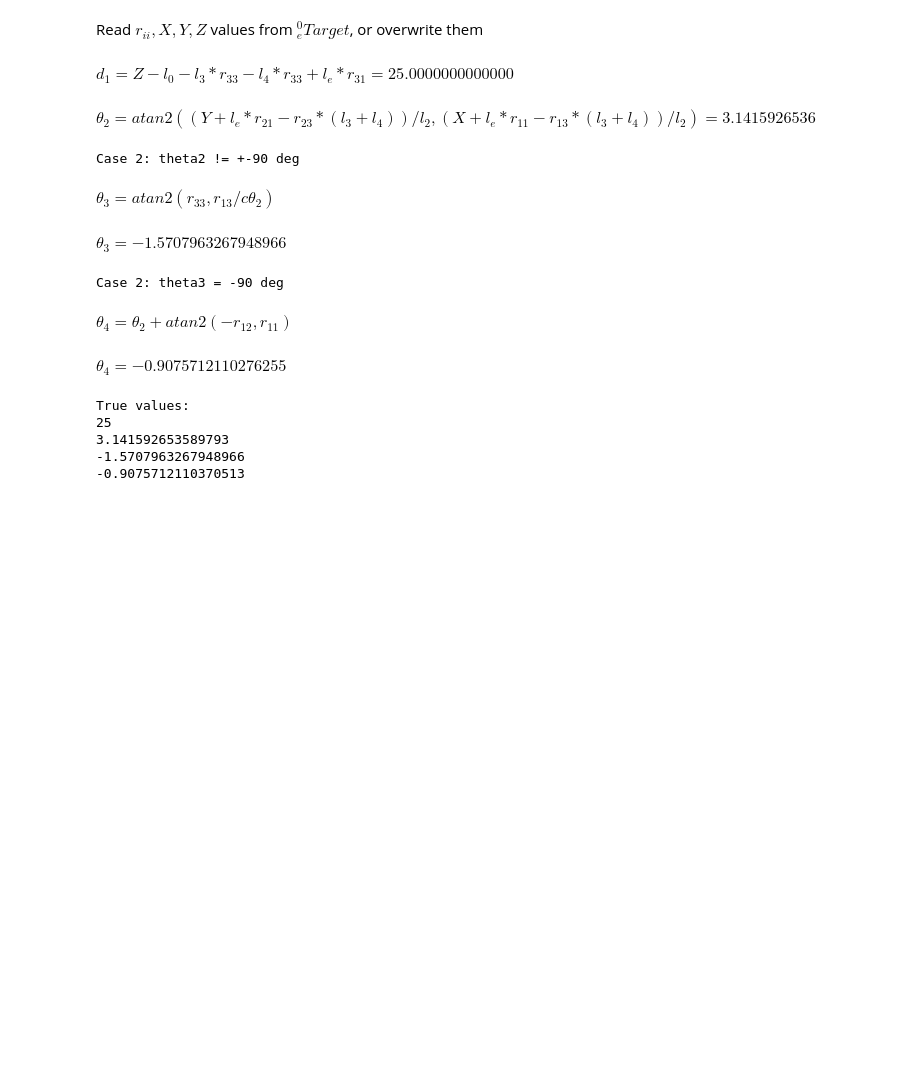
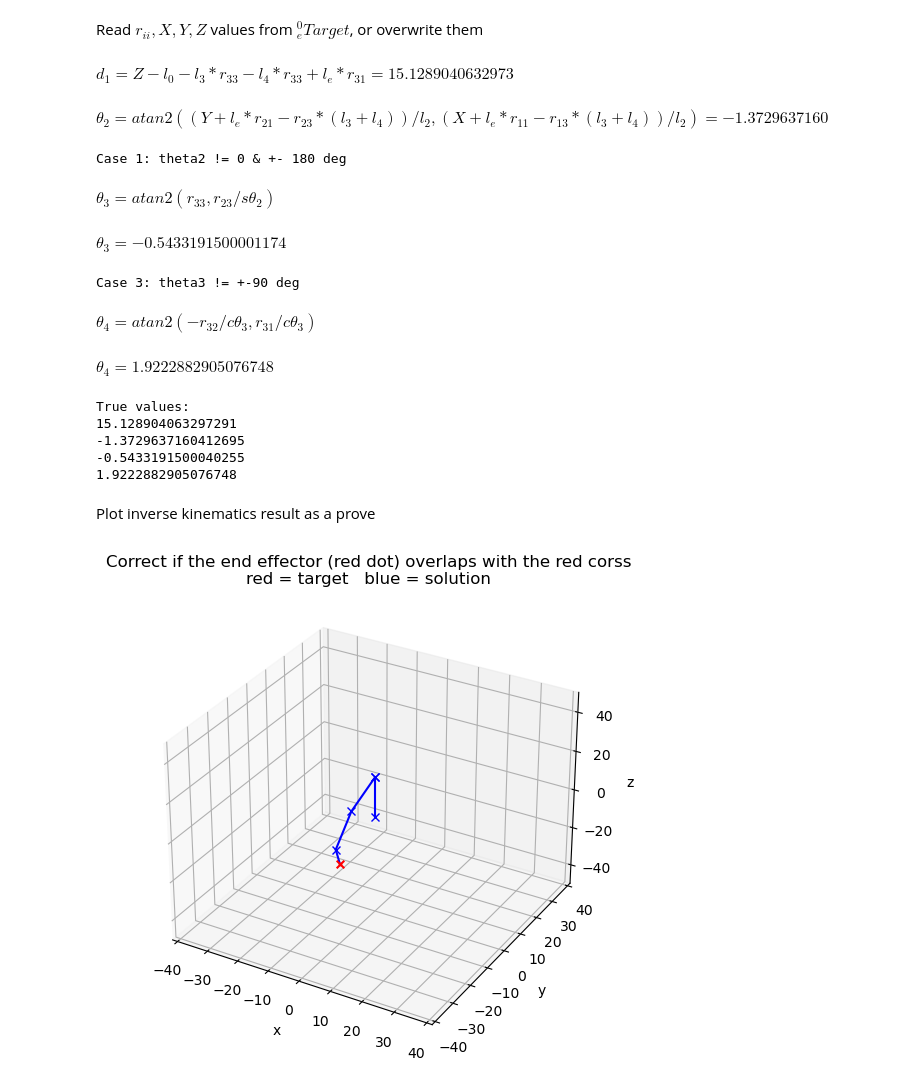
Before and after one commit to sunfanyi/robot-arm-analysis, a Jupyter notebook: main.ipynb, the cells around one changed output. Drawn from its saved outputs; the diff is of its cells as text; code cells hidden in the pictures; blank space fills up the shorter version.

Commit message:
Inverse kinematics plot to prove.

```diff
--- a/main.ipynb
+++ b/main.ipynb
@@ -396,8 +372,8 @@ elif theta3_ans == -np.pi/2:
     eqnprint(theta4, alias, atan2(-r12, r11) + theta2)
 else:
     print('Case 3: theta3 != +-90 deg')
-    theta4_inv = atan2(-r32, r31)
-    eqnprint(theta4, alias, atan2(-r32, r31) - theta2)
+    theta4_inv = atan2(-r32/cos(theta3_ans), r31/cos(theta3_ans))
+    eqnprint(theta4, alias, atan2(-r32/cos(theta3), r31/cos(theta3)))
 
 theta4_ans = float(theta4_inv.subs(target_vals))
 # theta4 range from -180 to 180 deg
@@ -411,16 +387,54 @@ print(theta2_val)
 print(theta3_val)
 print(theta4_val)
 # %% [output]
-$\displaystyle d_1=Z - l_0 - l_3*r_{33} - l_4*r_{33} + l_e*r_{31}=25.0000000000000$
+$\displaystyle d_1=Z - l_0 - l_3*r_{33} - l_4*r_{33} + l_e*r_{31}=15.1289040632973$
-$\displaystyle \theta_2=atan2((Y + l_e*r_{21} - r_{23}*(l_3 + l_4))/l_2, (X + l_e*r_{11} - r_{13}*(l_3 + l_4))/l_2)=3.1415926536$
+$\displaystyle \theta_2=atan2((Y + l_e*r_{21} - r_{23}*(l_3 + l_4))/l_2, (X + l_e*r_{11} - r_{13}*(l_3 + l_4))/l_2)=-1.3729637160$
-Case 2: theta2 != +-90 deg
+Case 1: theta2 != 0 & +- 180 deg
-$\displaystyle \theta_3=atan2(r_{33}, r_{13}/c\theta_2)$
+$\displaystyle \theta_3=atan2(r_{33}, r_{23}/s\theta_2)$
-$\displaystyle \theta_3=-1.5707963267948966$
+$\displaystyle \theta_3=-0.5433191500001174$
-Case 2: theta3 = -90 deg
+Case 3: theta3 != +-90 deg
-$\displaystyle \theta_4=\theta_2 + atan2(-r_{12}, r_{11})$
+$\displaystyle \theta_4=atan2(-r_{32}/c\theta_3, r_{31}/c\theta_3)$
-$\displaystyle \theta_4=-0.9075712110276255$
+$\displaystyle \theta_4=1.9222882905076748$
 True values:
-25
-3.141592653589793
--1.5707963267948966
--0.9075712110370513
+15.128904063297291
+-1.3729637160412695
+-0.5433191500040255
+1.9222882905076748
+# %% [markdown]
+Plot inverse kinematics result as a prove
+# %%
+ax = plt.figure(figsize=[8, 6]).add_subplot(projection='3d')
+
+# target values (target position of end effector)
+P0e_target = Matrix(T0e_target) * Pee
+ax.scatter(P0e_target[0], P0e_target[1], P0e_target[2], s=30, c='r', marker='x')
+
+
+# solutino values (position of end effector found from inverse kinematics equations)
+solution_vals = {l0: l0_val, l2: l2_val, l3: l3_val, l4: l4_val, le: le_val,
+                 theta2: theta2_ans, theta3: theta3_ans, theta4: theta4_ans,
+                 d1: d1_ans}
+end_pos = P0e.subs(solution_vals)
+ax.scatter(end_pos[0], end_pos[1], end_pos[2], s=10, c='r', marker='.')
+
+Pii_pos = Matrix([0, 0, 0, 1])
+P01_pos = (T01 * Pii_pos).subs(solution_vals)
+P02_pos = (T01 * T12 * Pii_pos).subs(solution_vals)
+P03_pos = (T01 * T12 * T23 * Pii_pos).subs(solution_vals)
+P04_pos = (T01 * T12 * T23 * T34 * Pii_pos).subs(solution_vals)
+
+plot_links(ax, [Pii_pos, P01_pos, P02_pos, P03_pos, P04_pos, end_pos],
+           show_coor=False)
+
+ax.set_xlabel('x')
+ax.set_ylabel('y')
+ax.set_zlabel('z')
+x_max = l2_val + l3_val + l4_val
+z_max = d1_range[-1] + l0_val + le_val
+ax.set_xlim([-x_max*1, x_max*1])
+ax.set_ylim([-x_max*1, x_max*1])
+ax.set_zlim([-z_max*1, z_max*1])
+ax.set_title("Correct if the end effector (red dot) overlaps with the red corss\nred = target   blue = solution")
+plt.show()
+# %% [output]
+[figure, added]
```
Also changed, not shown: parts of 4 cells of this notebook.
